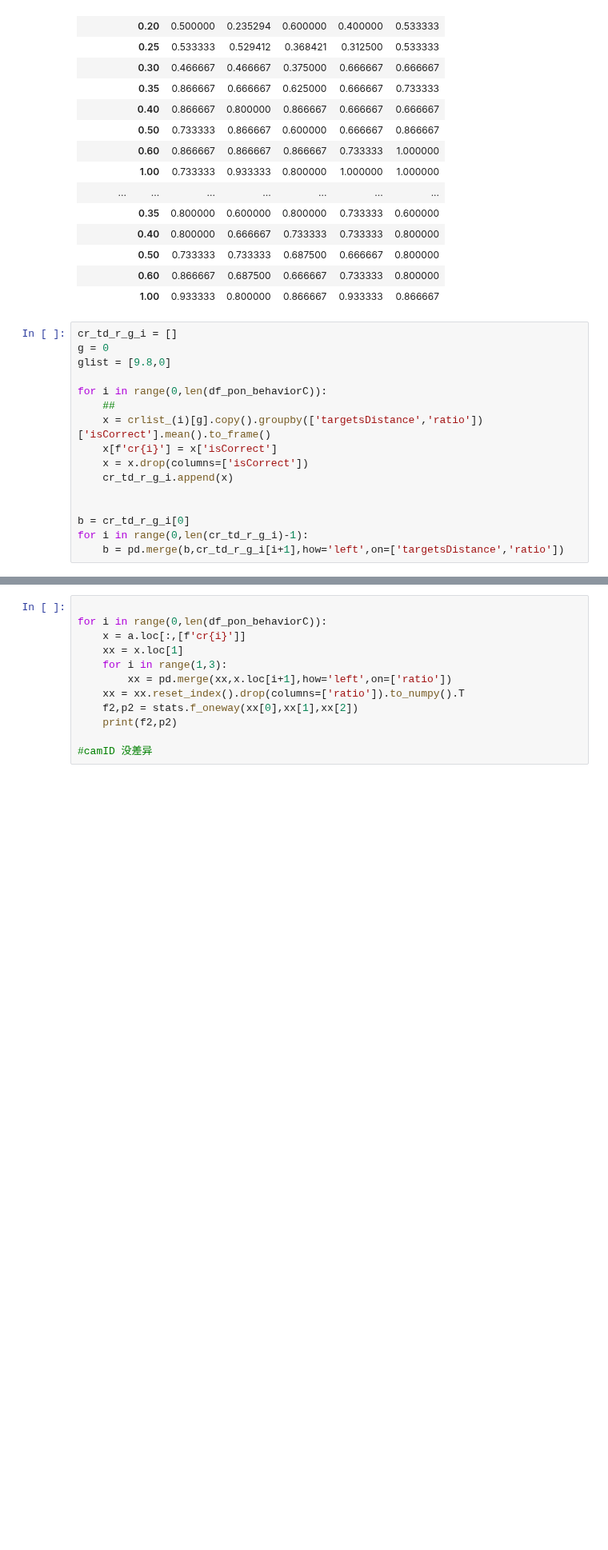
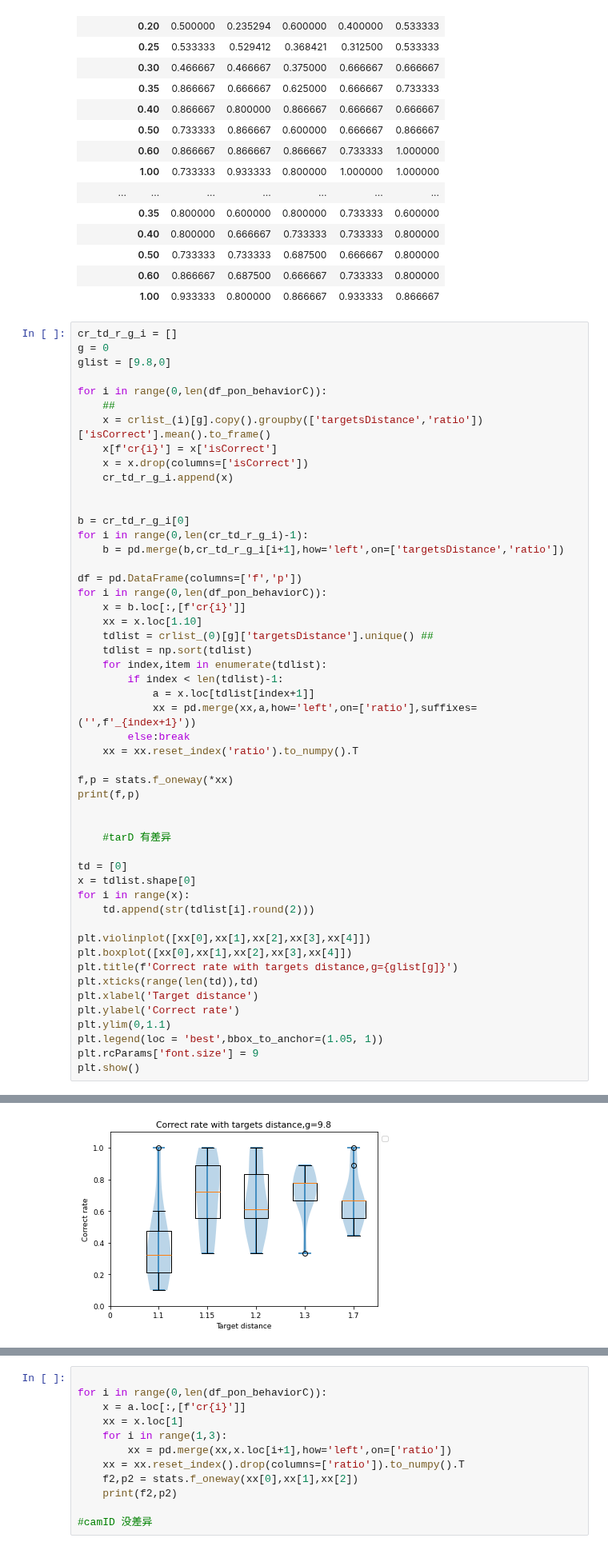
Before and after one commit to ZHTis/count, a Jupyter notebook: datacolin/datacolin.ipynb, the cells around one changed output, grey strips where cells are left out. Shown at 80% size. Saved outputs shown, nothing was run; the diff lists cells and outputs as text; blank space fills up the shorter version.

```diff
--- a/datacolin/datacolin.ipynb
+++ b/datacolin/datacolin.ipynb
@@ -657,3 +657,39 @@ for i in range(0,len(df_pon_behaviorC)):
 b = cr_td_r_g_i[0]
 for i in range(0,len(cr_td_r_g_i)-1):
     b = pd.merge(b,cr_td_r_g_i[i+1],how='left',on=['targetsDistance','ratio'])
+
+df = pd.DataFrame(columns=['f','p'])
+for i in range(0,len(df_pon_behaviorC)):
+    x = b.loc[:,[f'cr{i}']]
+    xx = x.loc[1.10]
+    tdlist = crlist_(0)[g]['targetsDistance'].unique() ##
+    tdlist = np.sort(tdlist)
+    for index,item in enumerate(tdlist):
+        if index < len(tdlist)-1:
+            a = x.loc[tdlist[index+1]]
+            xx = pd.merge(xx,a,how='left',on=['ratio'],suffixes=('',f'_{index+1}'))
+        else:break
+    xx = xx.reset_index('ratio').to_numpy().T
+
+f,p = stats.f_oneway(*xx)
+print(f,p)
+
+
+    #tarD 有差异
+
+td = [0]
+x = tdlist.shape[0]
+for i in range(x):
+    td.append(str(tdlist[i].round(2)))
+
+plt.violinplot([xx[0],xx[1],xx[2],xx[3],xx[4]])
+plt.boxplot([xx[0],xx[1],xx[2],xx[3],xx[4]])
+plt.title(f'Correct rate with targets distance,g={glist[g]}')
+plt.xticks(range(len(td)),td)
+plt.xlabel('Target distance')
+plt.ylabel('Correct rate')
+plt.ylim(0,1.1)
+plt.legend(loc = 'best',bbox_to_anchor=(1.05, 1))
+plt.rcParams['font.size'] = 9
+plt.show()
+# %% [output]
@@ -659,0 +698 @@ for i in range(0,len(cr_td_r_g_i)-1):
+[figure, added]
```
Also changed, not shown: parts of 4 cells of this notebook.
